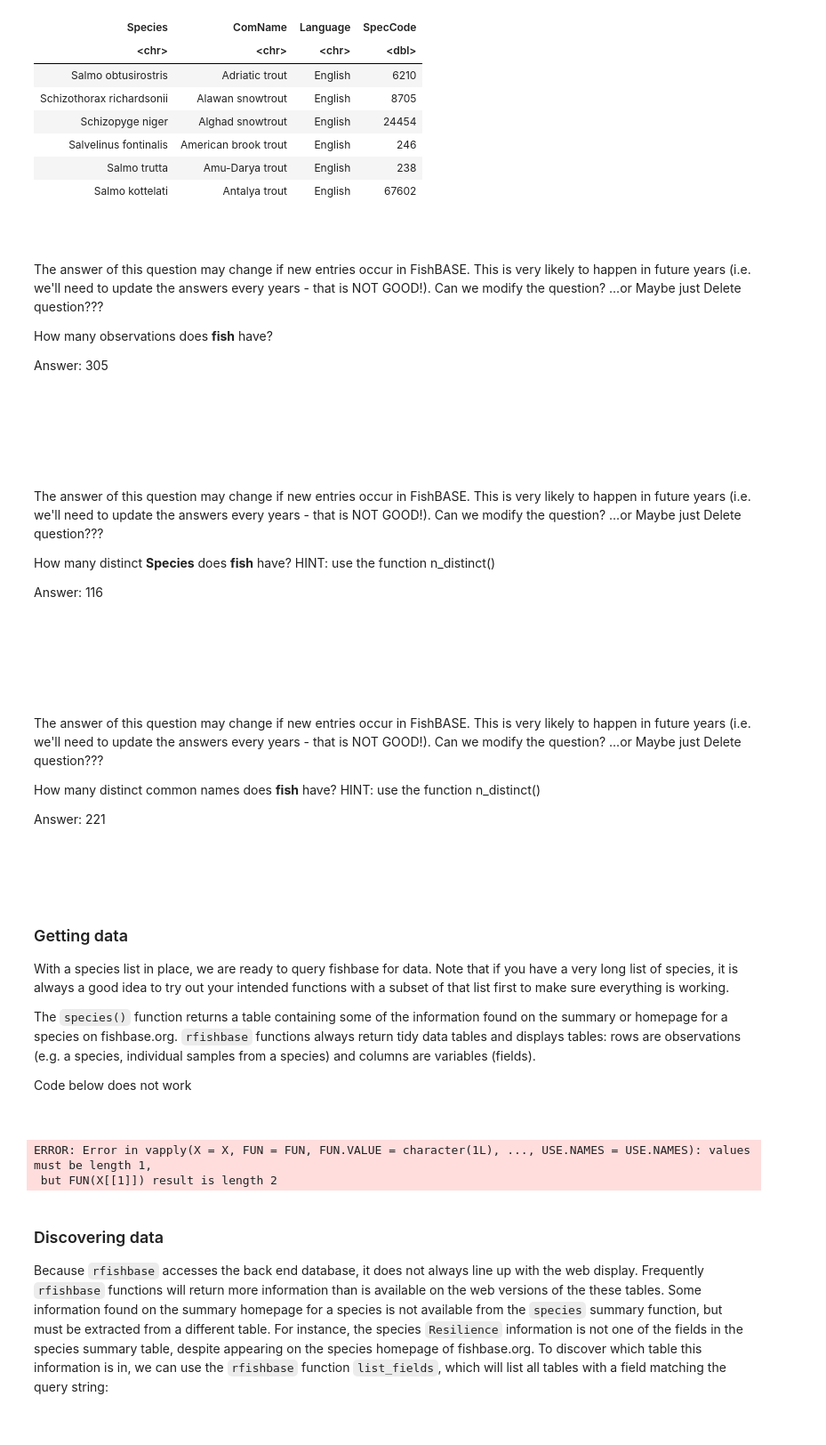
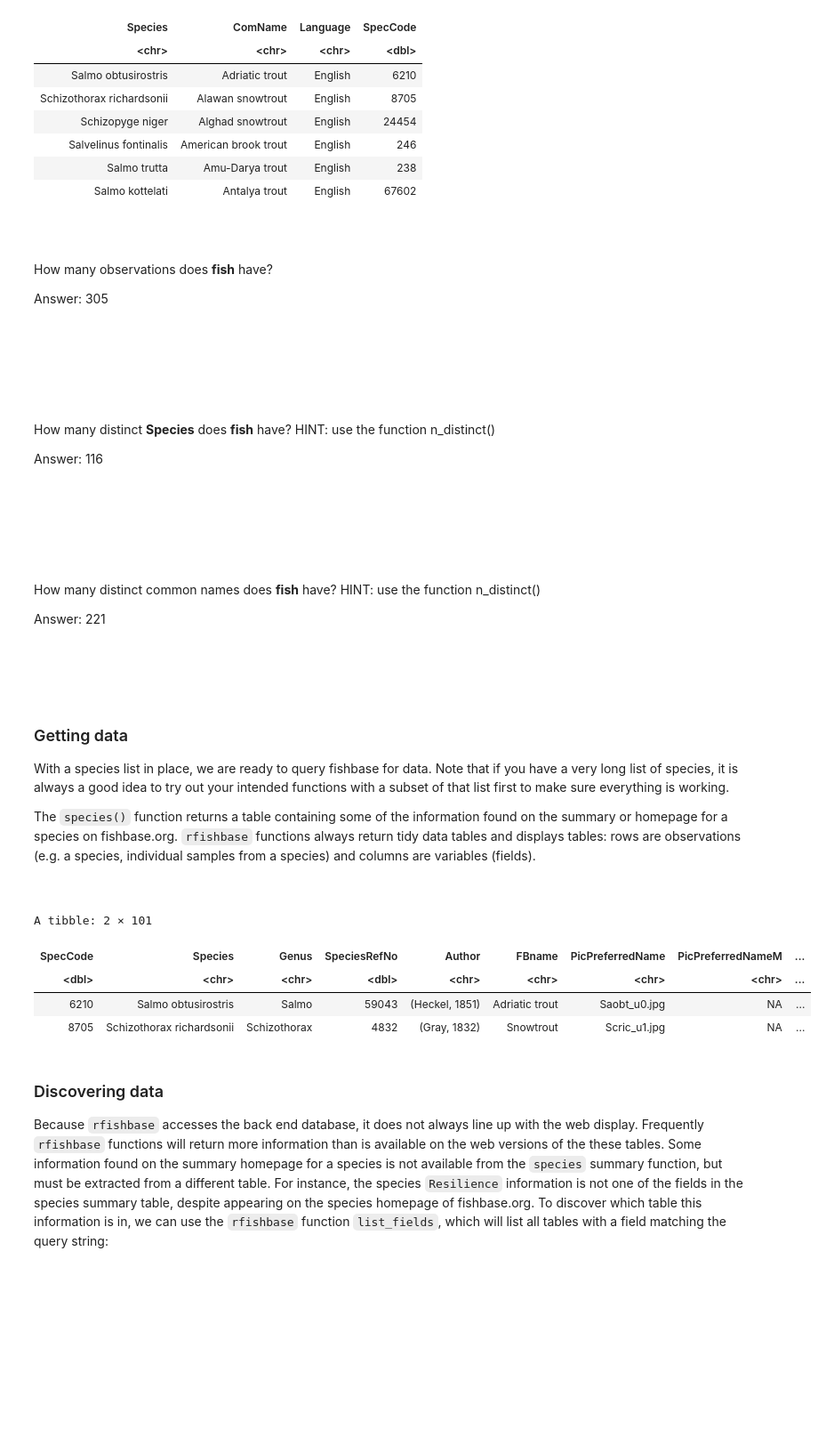
Before and after one commit to Diego-Ibarra/biol3782, a Jupyter notebook: week6/SQL_databases_and_R.ipynb, the cells around one changed output. Shown: that part at 89% size. Saved outputs shown, nothing was run; the diff lists cells and outputs as text; code cells hidden in the pictures; blank space fills up the shorter version.

```diff
--- a/week6/SQL_databases_and_R.ipynb
+++ b/week6/SQL_databases_and_R.ipynb
@@ -1250,9 +1455,6 @@ A tibble: 6 × 4
 | Salmo kottelati | Antalya trout | English | 67602 |
 # %% [markdown]
 <div class="Q"><br><br>
-
-
-<span class="important"> The answer of this question may change if new entries occur in FishBASE. This is very likely to happen in future years (i.e. we'll need to update the answers every years - that is NOT GOOD!). Can we modify the question? ...or Maybe just Delete question???</span>
 
 How many observations does <b>fish</b> have?
 
@@ -1261,9 +1463,6 @@ Answer: 305
 <br><br><div class="qhelp"></div>
 # %% [markdown]
 <div class="Q"><br><br>
-
-
-<span class="important"> The answer of this question may change if new entries occur in FishBASE. This is very likely to happen in future years (i.e. we'll need to update the answers every years - that is NOT GOOD!). Can we modify the question? ...or Maybe just Delete question???</span>
 
 How many distinct <b>Species</b> does <b>fish</b> have? HINT: use the function n_distinct()
 
@@ -1272,9 +1471,6 @@ Answer: 116
 <br><br><div class="qhelp"></div>
 # %% [markdown]
 <div class="Q"><br><br>
-
-
-<span class="important"> The answer of this question may change if new entries occur in FishBASE. This is very likely to happen in future years (i.e. we'll need to update the answers every years - that is NOT GOOD!). Can we modify the question? ...or Maybe just Delete question???</span>
 
 How many distinct common names does <b>fish</b> have? HINT: use the function n_distinct()
 
@@ -1288,15 +1484,16 @@ With a species list in place, we are ready to query fishbase for data. Note that
 
 The `species()` function returns a table containing some of the information found on the summary or homepage for a species on fishbase.org. `rfishbase` functions always return tidy data tables and displays tables: rows are observations (e.g. a species, individual samples from a species) and columns are variables (fields).
 
-<span class="TODO"> Code below does not work</span>
-
 <br>
 <div class="use_console"></div>
 # %%
-species(fish[1:2])
+species(fish$Species[1:2])
 # %% [output]
-ERROR: Error in vapply(X = X, FUN = FUN, FUN.VALUE = character(1L), ..., USE.NAMES = USE.NAMES): values must be length 1,
- but FUN(X[[1]]) result is length 2
+A tibble: 2 × 101
+| SpecCode | Species | Genus | SpeciesRefNo | Author | FBname | PicPreferredName | PicPreferredNameM | ... |
+| <dbl> | <chr> | <chr> | <dbl> | <chr> | <chr> | <chr> | <chr> | ... |
+| 6210 | Salmo obtusirostris | Salmo | 59043 | (Heckel, 1851) | Adriatic trout | Saobt_u0.jpg | NA | ... |
+| 8705 | Schizothorax richardsonii | Schizothorax | 4832 | (Gray, 1832) | Snowtrout | Scric_u1.jpg | NA | ... |
 # %% [markdown]
 ### Discovering data
 
```
Also changed, not shown: parts of 70 cells of this notebook, 2 other files.
